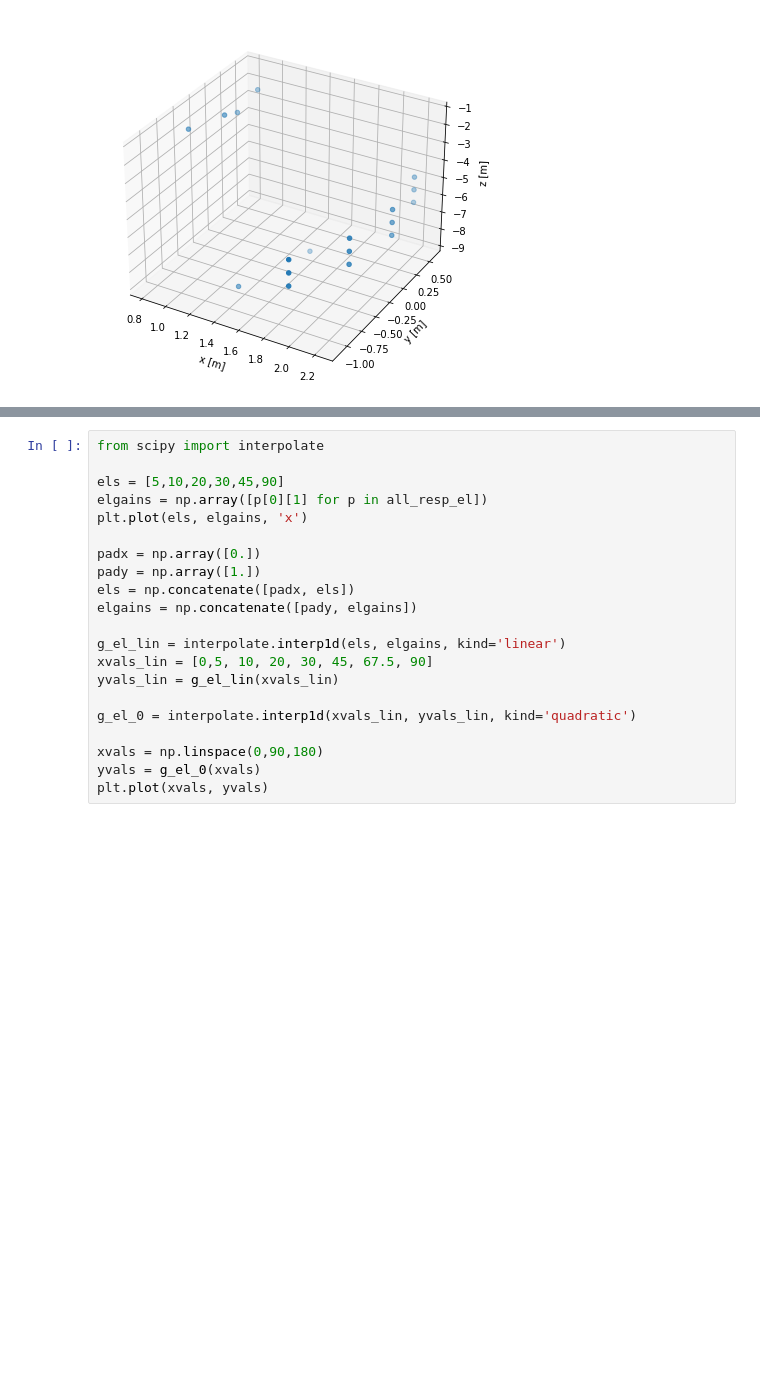
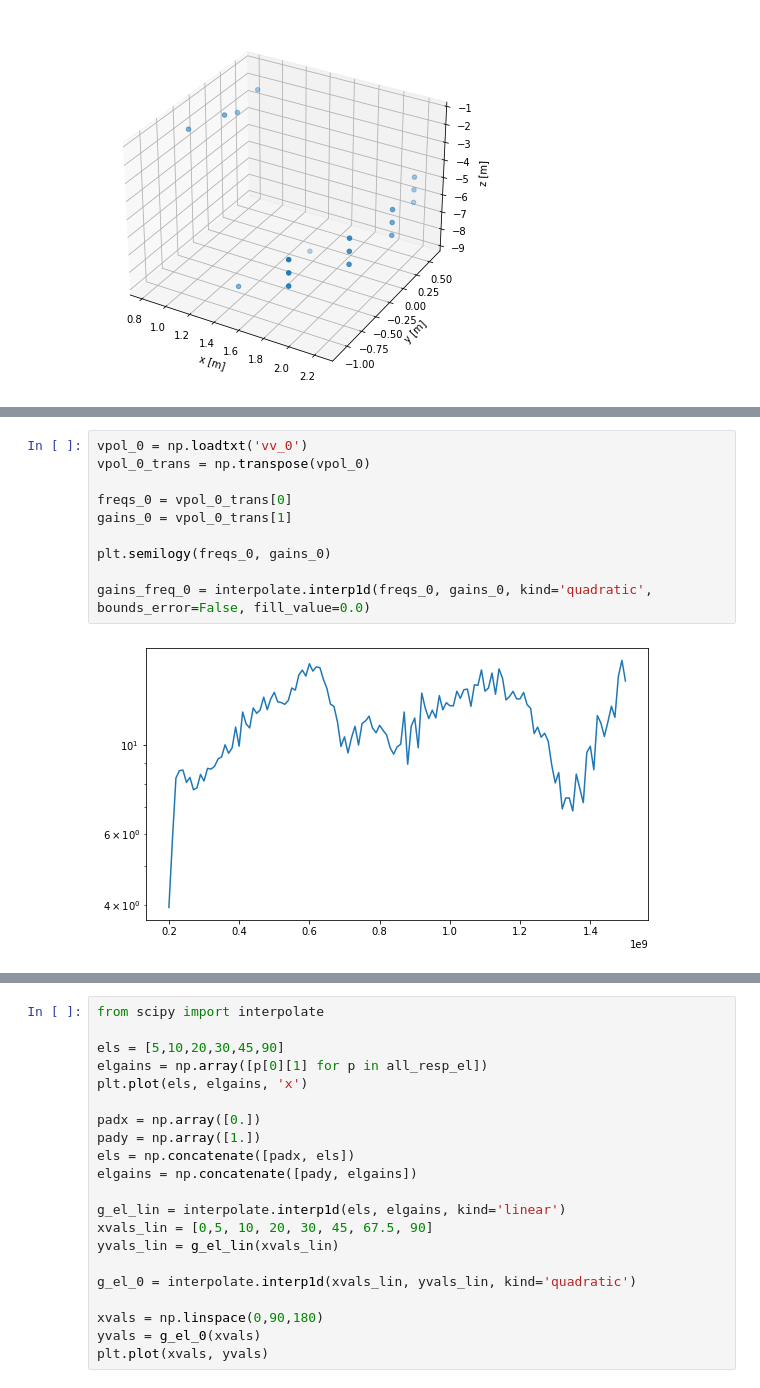
Before and after one commit to williamluszczak/PUEO_timing, a Jupyter notebook: Plane_waves2.0.ipynb, the cells around one changed output, grey strips where cells are left out. Saved outputs shown, nothing was run; the diff lists cells and outputs as text; blank space fills up the shorter version.

```diff
--- a/Plane_waves2.0.ipynb
+++ b/Plane_waves2.0.ipynb
@@ -280 +284,13 @@ def apply_angresp_0(imp, hitth, hitphi):
+# %%
+vpol_0 = np.loadtxt('vv_0')
+vpol_0_trans = np.transpose(vpol_0)
+
+freqs_0 = vpol_0_trans[0]
+gains_0 = vpol_0_trans[1]
+
+plt.semilogy(freqs_0, gains_0)
+
+gains_freq_0 = interpolate.interp1d(freqs_0, gains_0, kind='quadratic', bounds_error=False, fill_value=0.0)
+# %% [output]
+[figure, added]
 # %%
```
Also changed, not shown: parts of 20 cells of this notebook, 1 other file.
